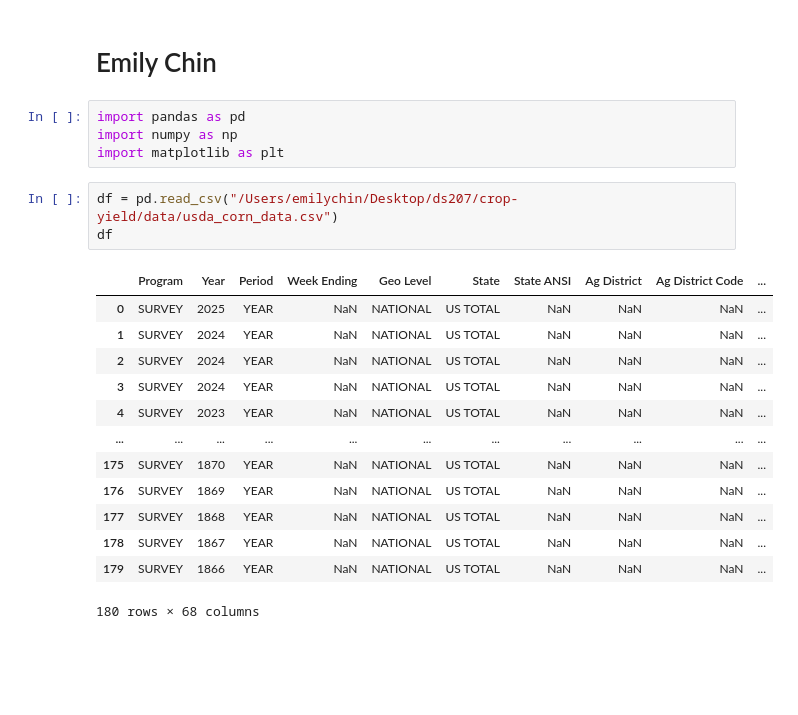
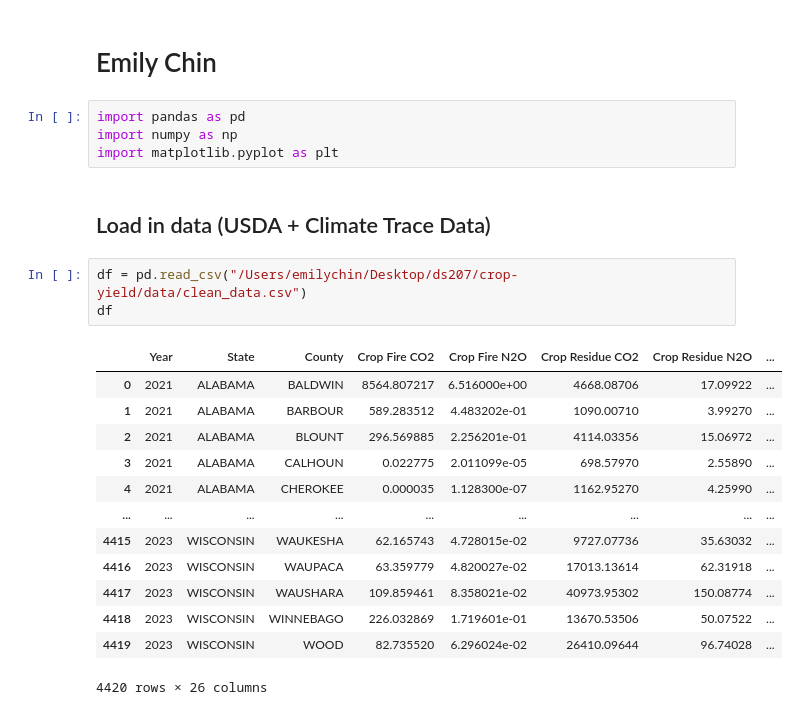
Before and after one commit to Gerardo-S/crop-yield, a Jupyter notebook: notebooks/e_chin.ipynb, the cells around one changed output. Saved outputs shown, nothing was run; the diff lists cells and outputs as text; blank space fills up the shorter version.

Commit message:
eda for corn county data

```diff
--- a/notebooks/e_chin.ipynb
+++ b/notebooks/e_chin.ipynb
@@ -3,21 +3,23 @@
 # %%
 import pandas as pd
 import numpy as np
-import matplotlib as plt
+import matplotlib.pyplot as plt
+# %% [markdown]
+## Load in data (USDA + Climate Trace Data)
 # %%
-df = pd.read_csv("/Users/emilychin/Desktop/ds207/crop-yield/data/usda_corn_data.csv")
+df = pd.read_csv("/Users/emilychin/Desktop/ds207/crop-yield/data/clean_data.csv")
 df
 # %% [output]
-|  | Program | Year | Period | Week Ending | Geo Level | State | State ANSI | Ag District | Ag District Code | ... |
-| 0 | SURVEY | 2025 | YEAR | NaN | NATIONAL | US TOTAL | NaN | NaN | NaN | ... |
-| 1 | SURVEY | 2024 | YEAR | NaN | NATIONAL | US TOTAL | NaN | NaN | NaN | ... |
-| 2 | SURVEY | 2024 | YEAR | NaN | NATIONAL | US TOTAL | NaN | NaN | NaN | ... |
-| 3 | SURVEY | 2024 | YEAR | NaN | NATIONAL | US TOTAL | NaN | NaN | NaN | ... |
-| 4 | SURVEY | 2023 | YEAR | NaN | NATIONAL | US TOTAL | NaN | NaN | NaN | ... |
-| ... | ... | ... | ... | ... | ... | ... | ... | ... | ... | ... |
-| 175 | SURVEY | 1870 | YEAR | NaN | NATIONAL | US TOTAL | NaN | NaN | NaN | ... |
-| 176 | SURVEY | 1869 | YEAR | NaN | NATIONAL | US TOTAL | NaN | NaN | NaN | ... |
-| 177 | SURVEY | 1868 | YEAR | NaN | NATIONAL | US TOTAL | NaN | NaN | NaN | ... |
-| 178 | SURVEY | 1867 | YEAR | NaN | NATIONAL | US TOTAL | NaN | NaN | NaN | ... |
-| 179 | SURVEY | 1866 | YEAR | NaN | NATIONAL | US TOTAL | NaN | NaN | NaN | ... |
+|  | Year | State | County | Crop Fire CO2 | Crop Fire N2O | Crop Residue CO2 | Crop Residue N2O | ... |
+| 0 | 2021 | ALABAMA | BALDWIN | 8564.807217 | 6.516000e+00 | 4668.08706 | 17.09922 | ... |
+| 1 | 2021 | ALABAMA | BARBOUR | 589.283512 | 4.483202e-01 | 1090.00710 | 3.99270 | ... |
+| 2 | 2021 | ALABAMA | BLOUNT | 296.569885 | 2.256201e-01 | 4114.03356 | 15.06972 | ... |
+| 3 | 2021 | ALABAMA | CALHOUN | 0.022775 | 2.011099e-05 | 698.57970 | 2.55890 | ... |
+| 4 | 2021 | ALABAMA | CHEROKEE | 0.000035 | 1.128300e-07 | 1162.95270 | 4.25990 | ... |
+| ... | ... | ... | ... | ... | ... | ... | ... | ... |
+| 4415 | 2023 | WISCONSIN | WAUKESHA | 62.165743 | 4.728015e-02 | 9727.07736 | 35.63032 | ... |
+| 4416 | 2023 | WISCONSIN | WAUPACA | 63.359779 | 4.820027e-02 | 17013.13614 | 62.31918 | ... |
+| 4417 | 2023 | WISCONSIN | WAUSHARA | 109.859461 | 8.358021e-02 | 40973.95302 | 150.08774 | ... |
+| 4418 | 2023 | WISCONSIN | WINNEBAGO | 226.032869 | 1.719601e-01 | 13670.53506 | 50.07522 | ... |
+| 4419 | 2023 | WISCONSIN | WOOD | 82.735520 | 6.296024e-02 | 26410.09644 | 96.74028 | ... |
-180 rows × 68 columns
+4420 rows × 26 columns
```
Also changed, not shown: parts of 12 cells of this notebook.
